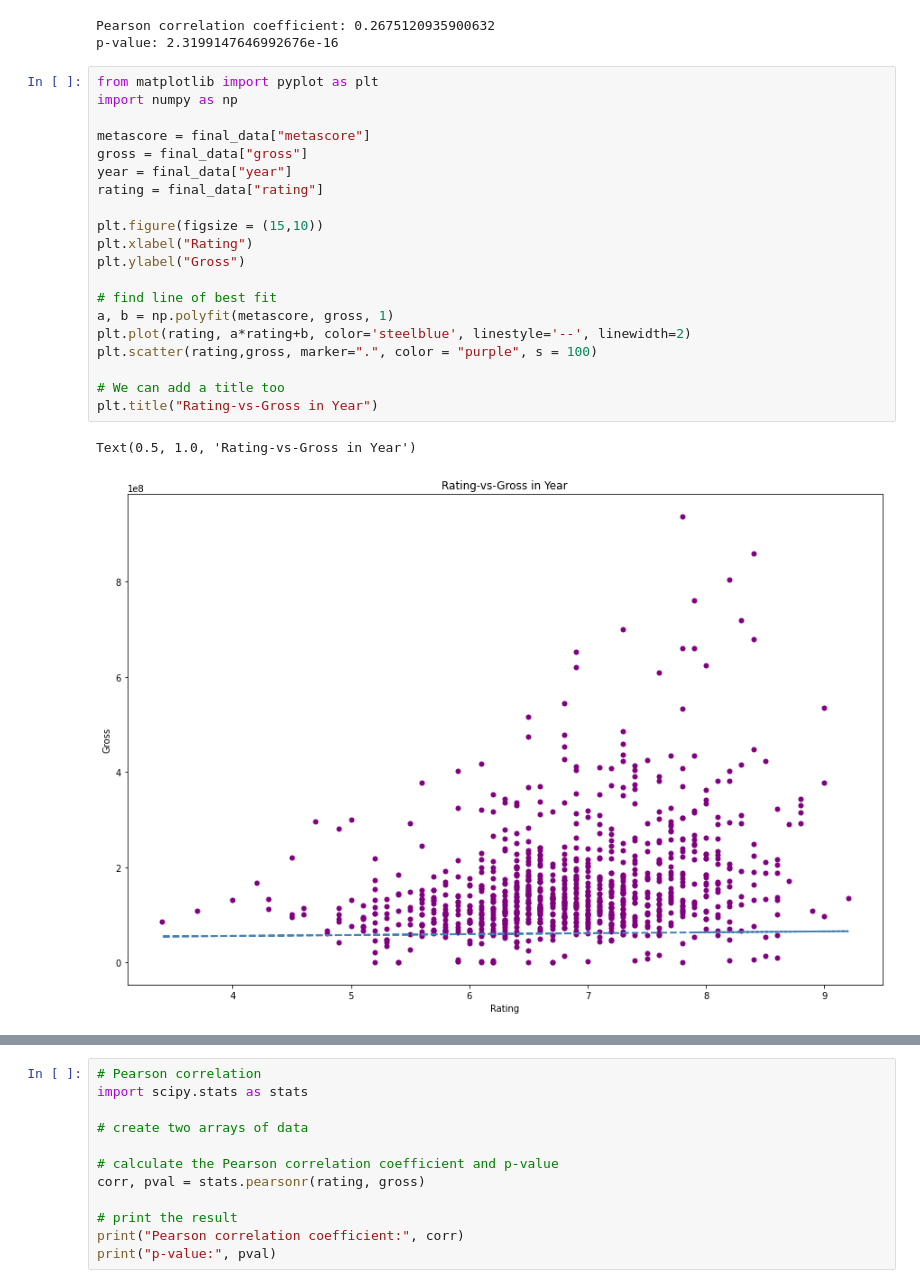
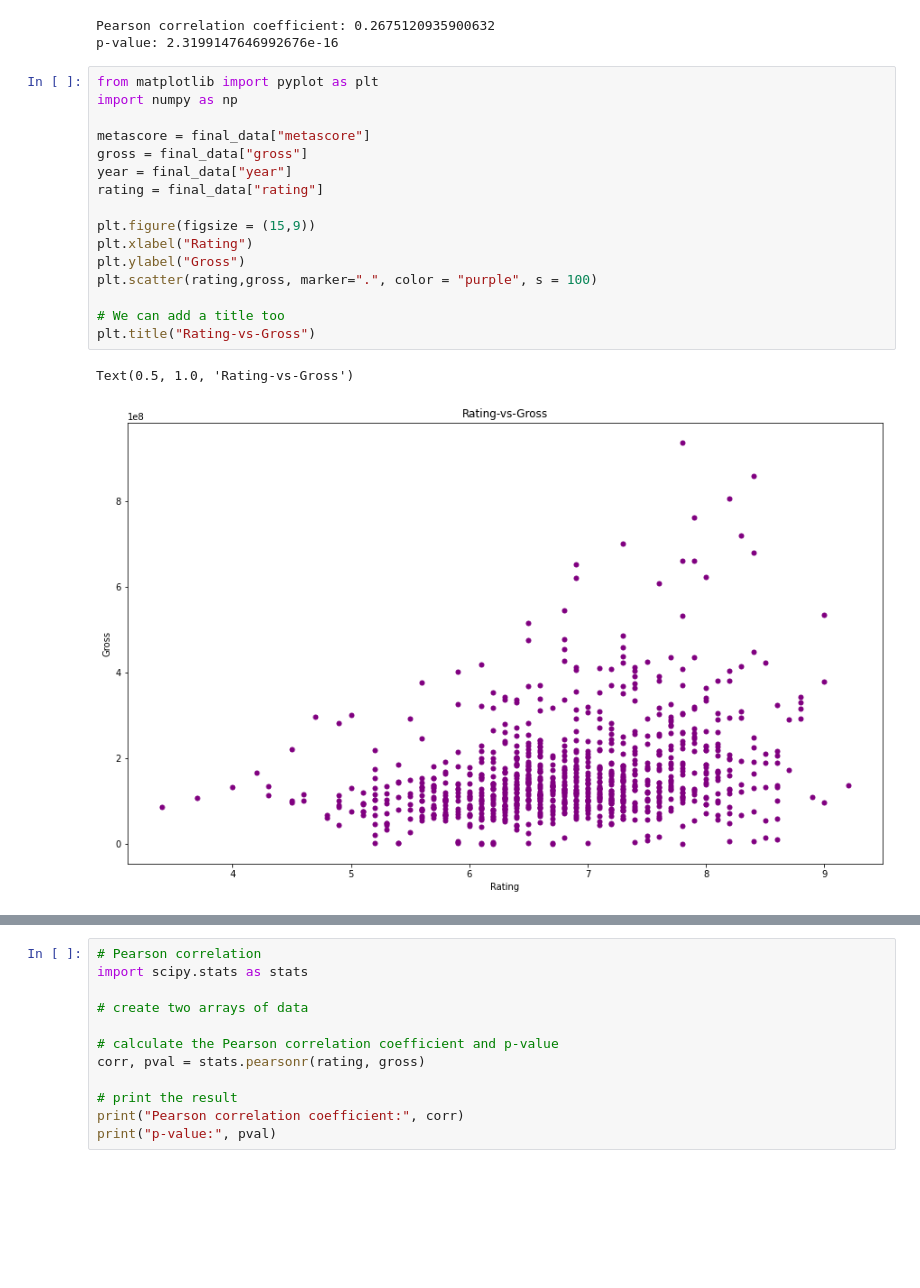
Before and after one commit to BrianTruong23/i310D_assignment7, a Jupyter notebook: Assignment 7 I310D.ipynb, the cells around one changed output, grey strips where cells are left out. Cells and saved outputs as stored; diff of their text form; blank space fills up the shorter version.

Commit message:
update graph

```diff
--- a/Assignment 7 I310D.ipynb
+++ b/Assignment 7 I310D.ipynb
@@ -222,23 +219,19 @@ p-value: 2.3199147646992676e-16
 # %%
 from matplotlib import pyplot as plt
 import numpy as np
 
 metascore = final_data["metascore"]
 gross = final_data["gross"]
 year = final_data["year"]
 rating = final_data["rating"]
 
-plt.figure(figsize = (15,10))
+plt.figure(figsize = (15,9))
 plt.xlabel("Rating")
 plt.ylabel("Gross")
-
-# find line of best fit
-a, b = np.polyfit(metascore, gross, 1)
-plt.plot(rating, a*rating+b, color='steelblue', linestyle='--', linewidth=2)
 plt.scatter(rating,gross, marker=".", color = "purple", s = 100)
 
 # We can add a title too
-plt.title("Rating-vs-Gross in Year")
+plt.title("Rating-vs-Gross")
 # %% [output]
-Text(0.5, 1.0, 'Rating-vs-Gross in Year')
+Text(0.5, 1.0, 'Rating-vs-Gross')
-[figure, old version]
+[figure, new version]
```
Also changed, not shown: parts of 6 cells of this notebook, 1 other file.
